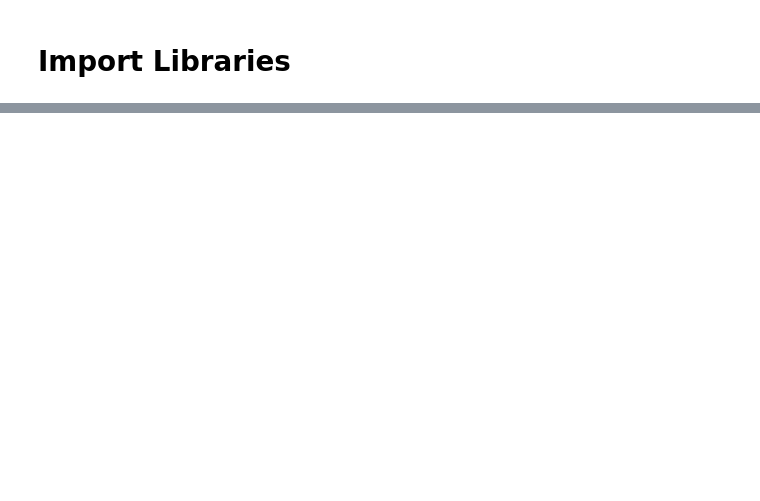
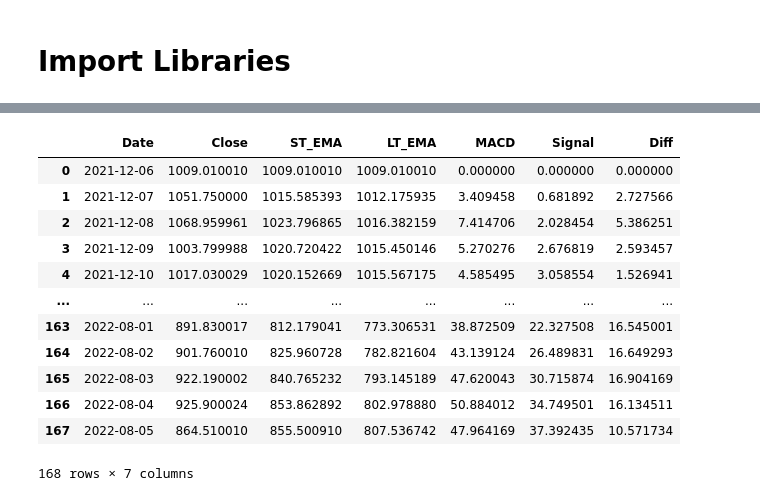
Before and after one commit to ShenChikai/Trading-Projects, a Jupyter notebook: MACD/MACD.ipynb, the cells around one changed output, grey strips where cells are left out. Saved outputs shown, nothing was run; the diff lists cells and outputs as text; code cells hidden in the pictures; blank space fills up the shorter version.

```diff
--- a/MACD/MACD.ipynb
+++ b/MACD/MACD.ipynb
@@ -46,0 +112,36 @@ stock_historical.to_csv("./stock_historicals.csv")
+# %%
+# MACD
+MACD_df['MACD'] = MACD_df['ST_EMA'] - MACD_df['LT_EMA']
+
+################################################################################
+# Signal line
+Signal_period = 9
+Signal_multiplier = smoothing / (1 + Signal_period)
+Signal = [0] #The initial EMA for MACD is considered 0 here
+
+for i in range(1, len(MACD_df['Close'])):
+    # MACD is at column 4
+    Signal.append( MACD_df.iloc[i,4]*Signal_multiplier + Signal[i-1]*(1-Signal_multiplier) )
+
+MACD_df['Signal'] = Signal
+
+################################################################################
+# Histogram
+MACD_df['Diff'] = MACD_df['MACD'] - MACD_df['Signal']
+
+# df check
+MACD_df
+# %% [output]
+|  | Date | Close | ST_EMA | LT_EMA | MACD | Signal | Diff |
+| 0 | 2021-12-06 | 1009.010010 | 1009.010010 | 1009.010010 | 0.000000 | 0.000000 | 0.000000 |
+| 1 | 2021-12-07 | 1051.750000 | 1015.585393 | 1012.175935 | 3.409458 | 0.681892 | 2.727566 |
+| 2 | 2021-12-08 | 1068.959961 | 1023.796865 | 1016.382159 | 7.414706 | 2.028454 | 5.386251 |
+| 3 | 2021-12-09 | 1003.799988 | 1020.720422 | 1015.450146 | 5.270276 | 2.676819 | 2.593457 |
+| 4 | 2021-12-10 | 1017.030029 | 1020.152669 | 1015.567175 | 4.585495 | 3.058554 | 1.526941 |
+| ... | ... | ... | ... | ... | ... | ... | ... |
+| 163 | 2022-08-01 | 891.830017 | 812.179041 | 773.306531 | 38.872509 | 22.327508 | 16.545001 |
+| 164 | 2022-08-02 | 901.760010 | 825.960728 | 782.821604 | 43.139124 | 26.489831 | 16.649293 |
+| 165 | 2022-08-03 | 922.190002 | 840.765232 | 793.145189 | 47.620043 | 30.715874 | 16.904169 |
+| 166 | 2022-08-04 | 925.900024 | 853.862892 | 802.978880 | 50.884012 | 34.749501 | 16.134511 |
+| 167 | 2022-08-05 | 864.510010 | 855.500910 | 807.536742 | 47.964169 | 37.392435 | 10.571734 |
+168 rows × 7 columns
```
Also changed, not shown: parts of 10 cells of this notebook, 4 other files.
